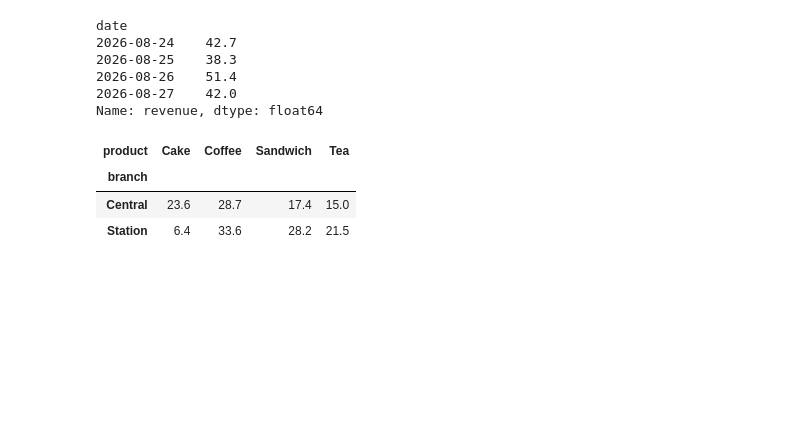
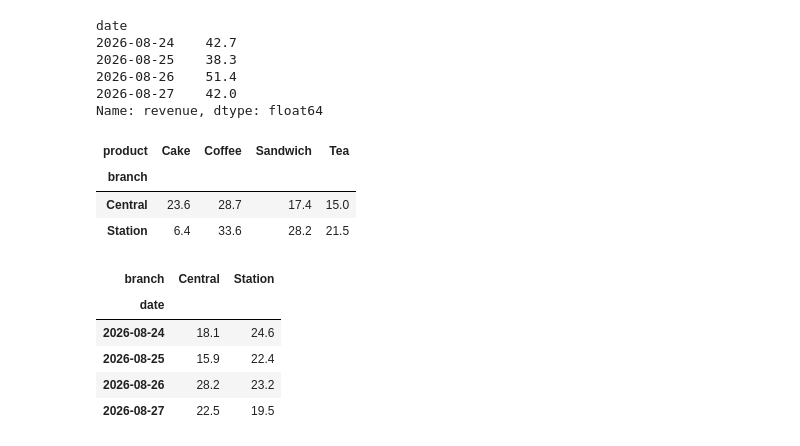
Before and after one commit to hubilic/numpy-projects, a Jupyter notebook: src/numpy_projects/Week15/data_engineering_week15_clean.ipynb, the cells around one changed output. Drawn from its saved outputs; the diff is of its cells as text; code cells hidden in the pictures; blank space fills up the shorter version.

Commit message:
Add Week 15 daily revenue pivot and highest-revenue day

```diff
--- a/src/numpy_projects/Week15/data_engineering_week15_clean.ipynb
+++ b/src/numpy_projects/Week15/data_engineering_week15_clean.ipynb
@@ -405,3 +405,16 @@ Name: revenue, dtype: float64
 | Station | 6.4 | 33.6 | 28.2 | 21.5 |
 # %%
 # TODO: Build a pivot table with dates as rows, branches as columns, and summed revenue as values. Find the highest-revenue day. Extract weekday names with .dt.day_name().
+table = pd.pivot_table(enriched, index=['date'], columns='branch', values='revenue', aggfunc='sum', fill_value=0)
+enriched['weekday'] = enriched['date'].dt.day_name()
+daily_rev = table.sum(axis=1)
+highest_day = daily_rev.idxmax()
+display(table)
+display(highest_day)
+# %% [output]
+| branch | Central | Station |
+| date |  |  |
+| 2026-08-24 | 18.1 | 24.6 |
+| 2026-08-25 | 15.9 | 22.4 |
+| 2026-08-26 | 28.2 | 23.2 |
+| 2026-08-27 | 22.5 | 19.5 |
```
Also changed, not shown: parts of 1 cell of this notebook.
